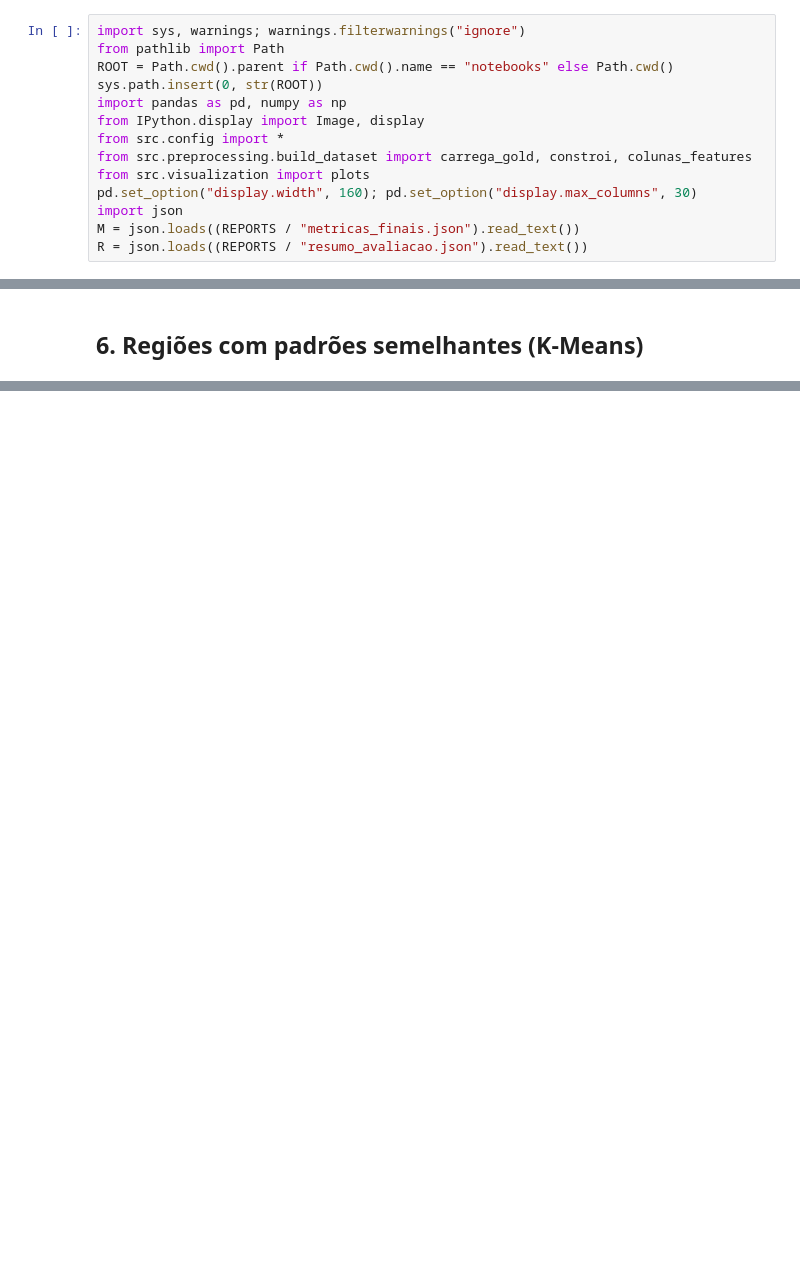
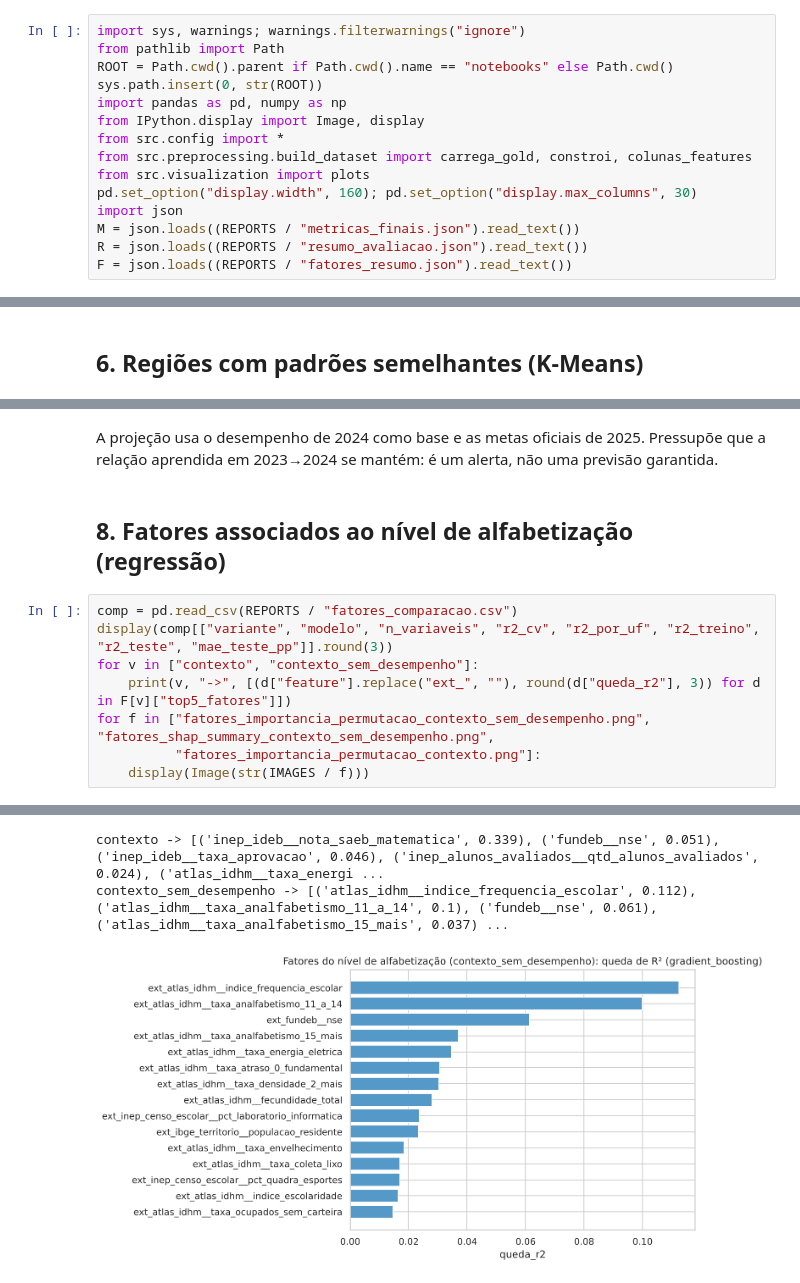
Before and after one commit to arthuralexandre10aa-sys/tech-challenge-fase3, a Jupyter notebook: notebooks/02_modelagem.ipynb, the cells around one changed output, grey strips where cells are left out. Saved outputs shown, nothing was run; the diff lists cells and outputs as text; blank space fills up the shorter version.

```diff
--- a/notebooks/02_modelagem.ipynb
+++ b/notebooks/02_modelagem.ipynb
@@ -16,6 +16,7 @@ pd.set_option("display.width", 160); pd.set_option("display.max_columns", 30)
 import json
 M = json.loads((REPORTS / "metricas_finais.json").read_text())
 R = json.loads((REPORTS / "resumo_avaliacao.json").read_text())
+F = json.loads((REPORTS / "fatores_resumo.json").read_text())
 # %% [markdown]
 ## 1. Comparação de modelos (validação cruzada estratificada, 5 folds, só no treino)
 # %%
@@ -146,0 +182,13 @@ metas futuras não coletadas (rode external_sources)
+# %% [markdown]
+A projeção usa o desempenho de 2024 como base e as metas oficiais de 2025. Pressupõe que a relação aprendida em 2023→2024 se mantém: é um alerta, não uma previsão garantida.
+# %% [markdown]
+## 8. Fatores associados ao nível de alfabetização (regressão)
+# %%
+comp = pd.read_csv(REPORTS / "fatores_comparacao.csv")
+display(comp[["variante", "modelo", "n_variaveis", "r2_cv", "r2_por_uf", "r2_treino", "r2_teste", "mae_teste_pp"]].round(3))
+for v in ["contexto", "contexto_sem_desempenho"]:
+    print(v, "->", [(d["feature"].replace("ext_", ""), round(d["queda_r2"], 3)) for d in F[v]["top5_fatores"]])
+for f in ["fatores_importancia_permutacao_contexto_sem_desempenho.png", "fatores_shap_summary_contexto_sem_desempenho.png",
+          "fatores_importancia_permutacao_contexto.png"]:
+    display(Image(str(IMAGES / f)))
+# %% [output]
@@ -146,0 +202,3 @@ metas futuras não coletadas (rode external_sources)
+contexto -> [('inep_ideb__nota_saeb_matematica', 0.339), ('fundeb__nse', 0.051), ('inep_ideb__taxa_aprovacao', 0.046), ('inep_alunos_avaliados__qtd_alunos_avaliados', 0.024), ('atlas_idhm__taxa_energi ...
+contexto_sem_desempenho -> [('atlas_idhm__indice_frequencia_escolar', 0.112), ('atlas_idhm__taxa_analfabetismo_11_a_14', 0.1), ('fundeb__nse', 0.061), ('atlas_idhm__taxa_analfabetismo_15_mais', 0.037) ...
+[figure, added]
```
Also changed, not shown: parts of 19 cells of this notebook, 58 other files.
